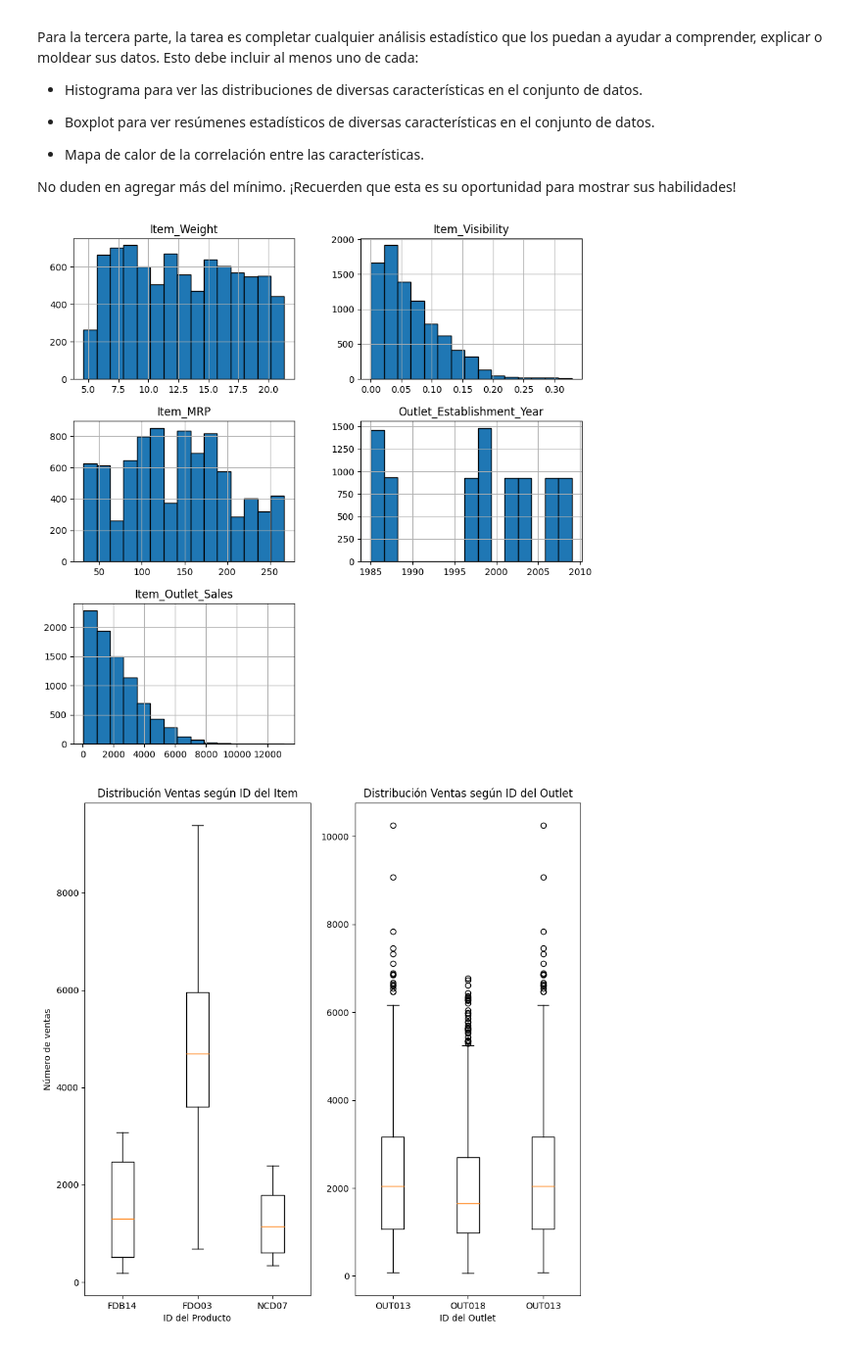
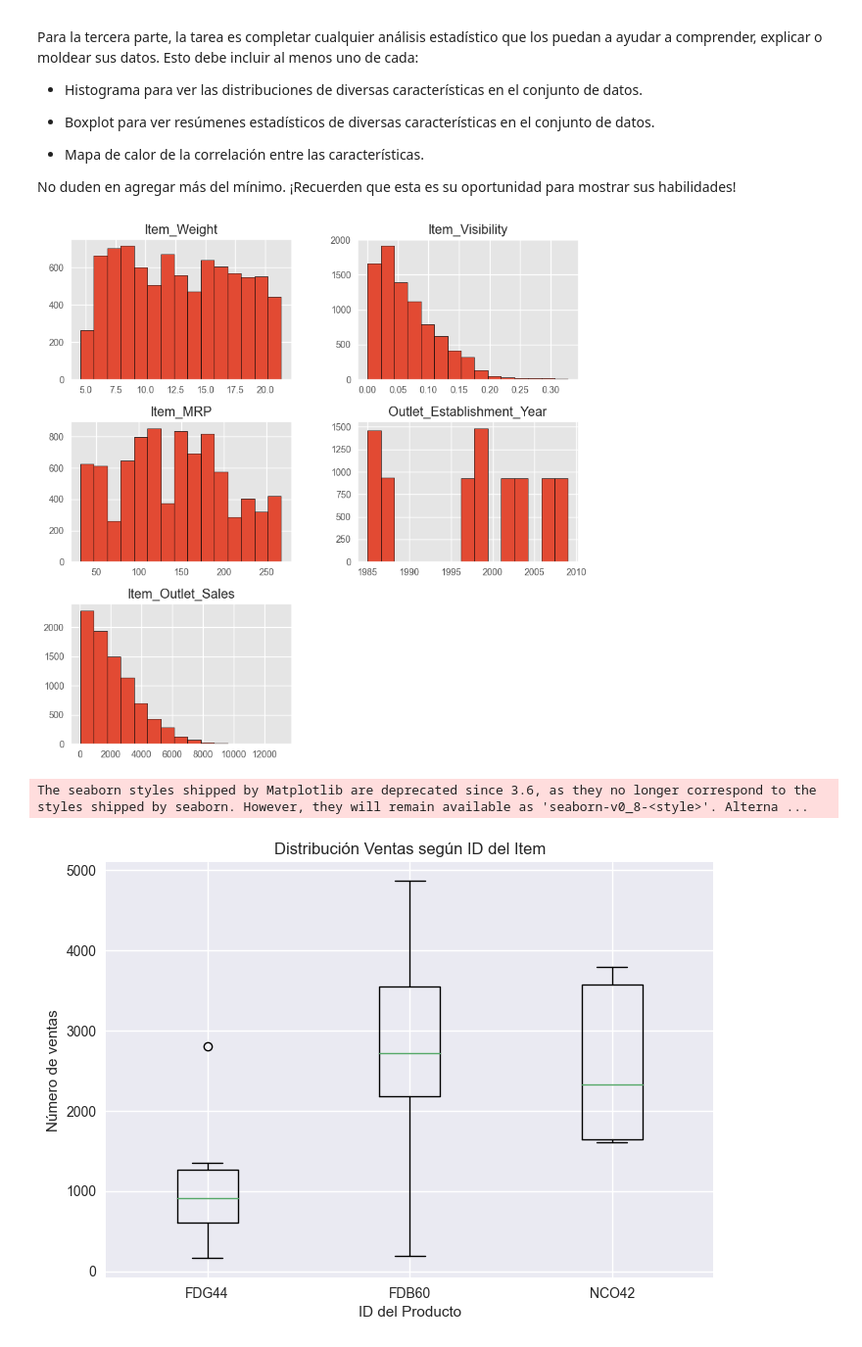
Before and after one commit to JosePabloYolito/FoodSales-predictions, a Jupyter notebook: FoodSales-Predictions.ipynb, the cells around one changed output. Shown: that part at 98% size. Cells and saved outputs as stored; diff of their text form; code cells hidden in the pictures.

```diff
--- a/FoodSales-Predictions.ipynb
+++ b/FoodSales-Predictions.ipynb
@@ -189,17 +171,0 @@ Length: 1555, dtype: int64
-# %%
-lista_tuplas = df.groupby("Item_Identifier")[["Item_Weight"]].value_counts().index # guardemos los valores
-# únicos de la variable "Item_Identifier" con su respectivos valores según la varaible "Item_Weight"
-suma_valorUnico = 0
-suma_NoVU = 0
-
-for tupla in lista_tuplas:
-    if len(tupla) == 2:
-        suma_valorUnico +=1
-    elif len(tupla) > 2:
-        suma_NoVU+=1
-
-
-print("Hay",suma_valorUnico, "identificadores con valores únicos")
-print("Hay", suma_NoVU, "identificadores con más de un valor único")
-# podemos ver que practicamente todos los valores de la variable "Item_Identifier" tienen un valor único
-# en la variable "Item_Weight" ==>  PATRÓN ENCONTRADO
@@ -437,47 +301,28 @@ No duden en agregar más del mínimo. ¡Recuerden que esta es su oportunidad par
 df.hist(figsize=(10,10), edgecolor = "black", bins= 15);
 # "Outlet_Establisment_Year" es categórico, por eso el grafico no se ve continuo.
 # %% [output]
-[figure, old version]
+[figure, new version]
 # %%
 import random as rd
-#Comparemos ventas a partir de 3 Items ID
+plt.style.use('seaborn')
+
 n1 = rd.randint(0,len(df["Item_Identifier"].unique()))
 val1 = df["Item_Identifier"].unique()[n1]
 
 n2 = rd.randint(0,len(df["Item_Identifier"].unique()))
 val2 = df["Item_Identifier"].unique()[n2]
 
 n3 = rd.randint(0,len(df["Item_Identifier"].unique()))
 val3 = df["Item_Identifier"].unique()[n3]
 
 identificador_1 = df.loc[df['Item_Identifier']==val1,'Item_Outlet_Sales'].values
 identificador_2 = df.loc[df['Item_Identifier']==val2,'Item_Outlet_Sales'].values
 identificador_3 = df.loc[df['Item_Identifier']==val3,'Item_Outlet_Sales'].values
 
-#Comparemos ventas a partir de 3 Outlets
-n4 = rd.randint(0,len(df["Outlet_Identifier"].unique()))
-val4 = df["Outlet_Identifier"].unique()[n4]
-
-n5 = rd.randint(0,len(df["Outlet_Identifier"].unique()))
-val5 = df["Outlet_Identifier"].unique()[n5]
-
-n6 = rd.randint(0,len(df["Outlet_Identifier"].unique()))
-val6 = df["Outlet_Identifier"].unique()[n6]
-
-identificador_4 = df.loc[df['Outlet_Identifier']==val4,'Item_Outlet_Sales'].values
-identificador_5 = df.loc[df['Outlet_Identifier']==val5,'Item_Outlet_Sales'].values
-identificador_6 = df.loc[df['Outlet_Identifier']==val6,'Item_Outlet_Sales'].values
-
-
-# Grafiquemos ambas comparaciones :)
-fig, axes = plt.subplots(nrows=1, ncols=2, figsize=(10, 10))
-axes[0].boxplot([identificador_1,identificador_2, identificador_3 ], labels=[val1, val2, val3]);
-axes[0].set_xlabel("ID del Producto")
-axes[0].set_ylabel("Número de ventas")
-axes[0].set_title("Distribución Ventas según ID del Item")
-
-axes[1].boxplot([identificador_4,identificador_5, identificador_6 ], labels=[val4, val5, val6]);
-axes[1].set_xlabel("ID del Outlet")
-axes[1].set_title("Distribución Ventas según ID del Outlet");
+plt.boxplot([identificador_1,identificador_2, identificador_3 ], labels=[val1, val2, val3]);
+plt.xlabel("ID del Producto")
+plt.ylabel("Número de ventas")
+plt.title("Distribución Ventas según ID del Item");
 # %% [output]
+The seaborn styles shipped by Matplotlib are deprecated since 3.6, as they no longer correspond to the styles shipped by seaborn. However, they will remain available as 'seaborn-v0_8-<style>'. Alterna ...
-[figure, old version]
+[figure, new version]
```
Also changed, not shown: parts of 28 cells of this notebook.
